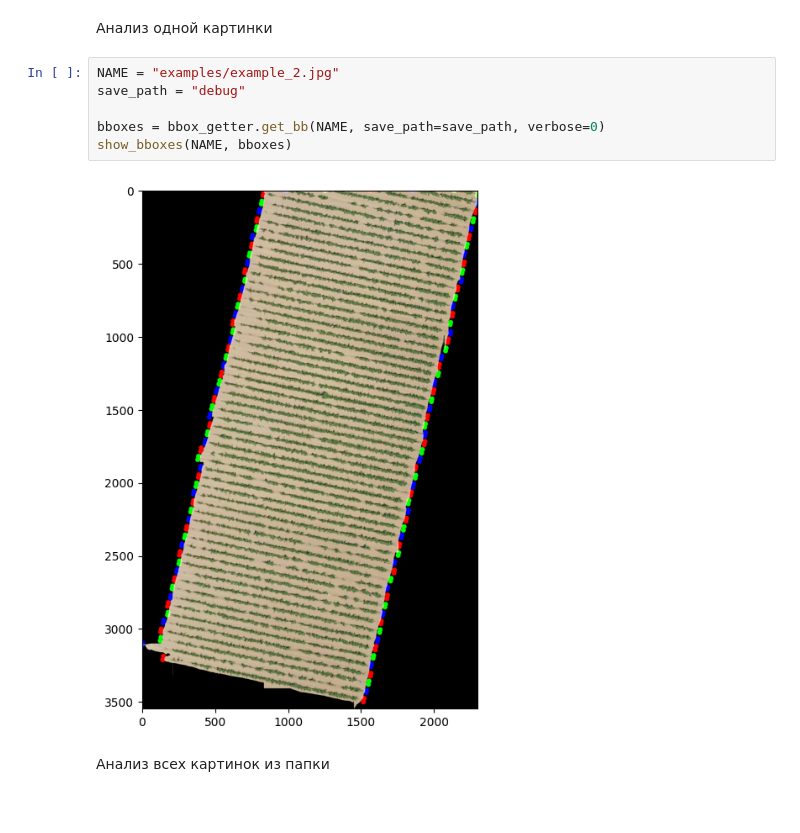
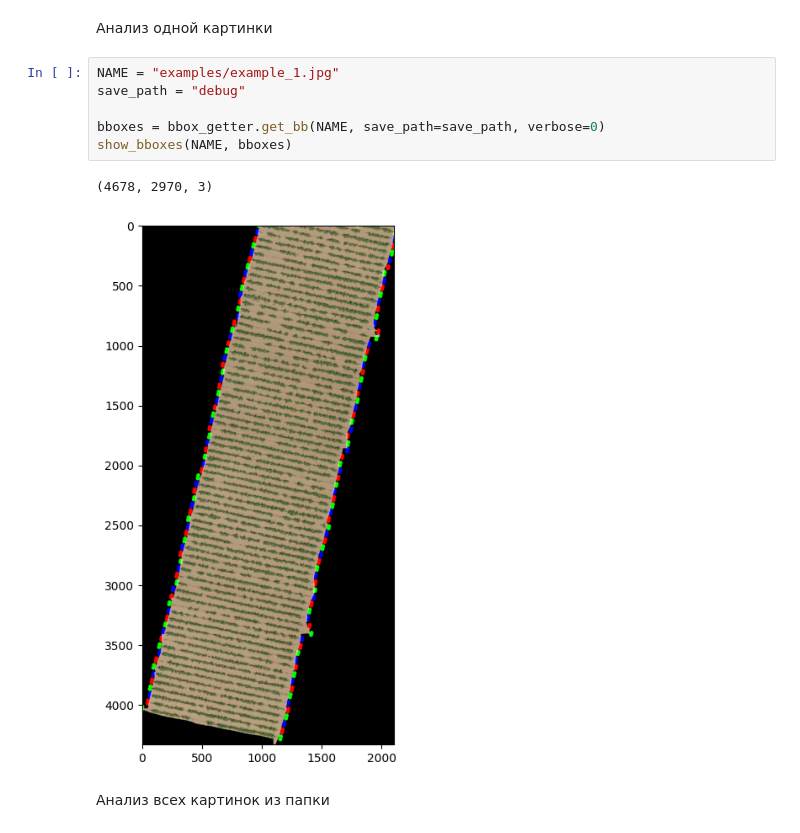
Before and after one commit to ITMO449-ML-department/rotate-and-cut, a Jupyter notebook: example.ipynb, the cells around one changed output. Cells and saved outputs as stored; diff of their text form.

```diff
--- a/example.ipynb
+++ b/example.ipynb
@@ -29,13 +29,14 @@ def show_bboxes(NAME, bboxes):
 # %% [markdown]
 Анализ одной картинки
 # %%
-NAME = "examples/example_2.jpg"
+NAME = "examples/example_1.jpg"
 save_path = "debug"
 
 bboxes = bbox_getter.get_bb(NAME, save_path=save_path, verbose=0)
 show_bboxes(NAME, bboxes)
 # %% [output]
+(4678, 2970, 3)
-[figure, old version]
+[figure, new version]
 # %% [markdown]
 Анализ всех картинок из папки
 # %%
```
Also changed, not shown: parts of 1 cell of this notebook, 2 other files.
